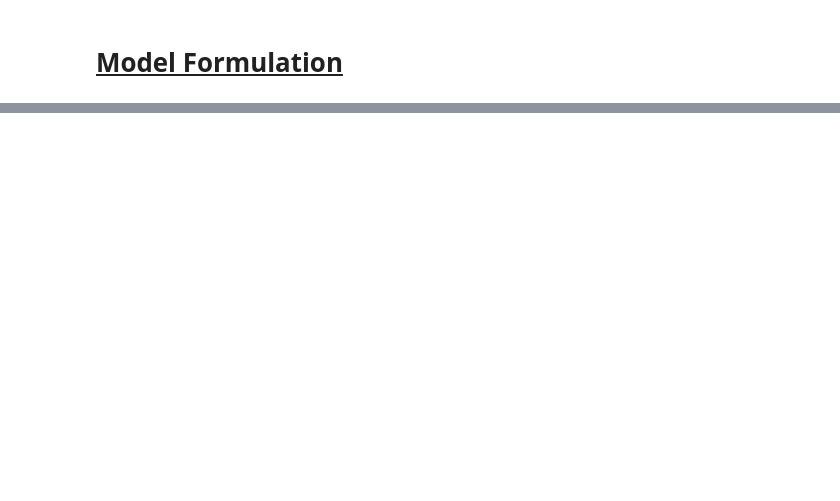
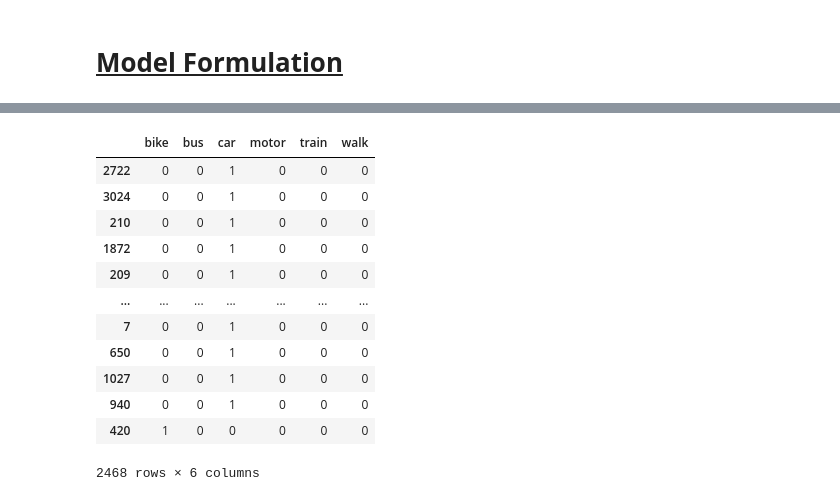
Before and after one commit to Obliquedbishop/CG_based_DCMs, a Jupyter notebook: discrete_choice_model.ipynb, the cells around one changed output, grey strips where cells are left out. Cells and saved outputs as stored; diff of their text form; code cells hidden in the pictures; blank space fills up the shorter version.

```diff
--- a/discrete_choice_model.ipynb
+++ b/discrete_choice_model.ipynb
@@ -226,26 +148,29 @@ def get_trip_duration(df):
 def get_day_zones(trip_datetime):
     """
     Divides the time into 4 zones and ordinally encoding them.
-    Early morning (00:00 to 5:00) - 1
-    Morning (5:00 to 12:00) - 2
-    Afternoon (12:00 to 18:00) - 3
-    Evening (18:00 to 00:00) - 4
+    Early morning (00:00 to 6:00) - 1
+    AM peak (6:00 to 10:00) - 2
+    Off peak (10:00 to 16:00) - 3
+    PM peak (16:00 to 20:00) - 4
+    Evening (20:00 to 00:00) - 5
     """
     dep_hrs, dep_mins = [int(val) for val in trip_datetime.split(' ')[1].split(':')]
-    if dep_hrs >= 0 and dep_hrs < 5:
+    if dep_hrs >= 0 and dep_hrs < 6:
         return 1
-    elif dep_hrs >= 5 and dep_hrs < 12:
+    elif dep_hrs >= 6 and dep_hrs < 10:
         return 2
-    elif dep_hrs >= 12 and dep_hrs < 18:
+    elif dep_hrs >= 10 and dep_hrs < 16:
         return 3
+    elif dep_hrs >= 16 and dep_hrs < 20:
+        return 4
     else:
-        return 4
+        return 5
 # %%
 # Getting the trip duration in minutes
 df['trip_duration'] = df[['departure_time', 'arrival_time']].T.apply(get_trip_duration)
 
 # Converting departure time in 4 zones and one-hot encoding it
 dep_time_zones_sparse_matrix = ohe.fit_transform(df['departure_time'].apply(get_day_zones).to_numpy().reshape(-1, 1)).toarray()
-dep_time_zones_names = ['early_morning_departure', 'morning_departure', 'afternoon_departure', 'evening_departure']
+dep_time_zones_names = ['Early_morning_departure', 'AM_peak_departure', 'Off_peak_departure', 'PM_peak_departure', 'Night_departure']
 dep_time_zones_df = pd.DataFrame(data=dep_time_zones_sparse_matrix, columns=dep_time_zones_names)
-dep_time_zones_df
+#dep_time_zones_df
@@ -305,6 +214,6 @@ df3['trip_duration'] = trip_durations
 # %%
-fig, ax = plt.subplots(len(alternative_specific_variables[:-6]), 2,
-                       figsize=(12, 4*len(alternative_specific_variables[:-6])), squeeze=False, gridspec_kw={'hspace':0.5})
+# fig, ax = plt.subplots(len(alternative_specific_variables[:-6]), 2,
+#                        figsize=(12, 4*len(alternative_specific_variables[:-6])), squeeze=False, gridspec_kw={'hspace':0.5})
 
 for i in range(len(alternative_specific_variables[:-6])):
     Q1 = df2[alternative_specific_variables[i]].quantile(0.25)
@@ -316,9 +225,9 @@ for i in range(len(alternative_specific_variables[:-6])):
     df3[alternative_specific_variables[i]] = np.where((asc_variable <= upper_bound) & (asc_variable >= lower_bound),
                                                       asc_variable, upper_bound)
 
-    _ = ax[i, 1].hist(df3[alternative_specific_variables[i]], bins=20)
-    _ = ax[i, 0].hist(df2[alternative_specific_variables[i]], bins=20)
-    ax[i, 0].set_title('Pre processing')
-    ax[i, 1].set_title('Post processing')
-    ax[i, 1].set_xlabel(alternative_specific_variables[i])
-    ax[i, 0].set_xlabel(alternative_specific_variables[i])
+#     _ = ax[i, 1].hist(df3[alternative_specific_variables[i]], bins=20)
+#     _ = ax[i, 0].hist(df2[alternative_specific_variables[i]], bins=20)
+#     ax[i, 0].set_title('Pre processing')
+#     ax[i, 1].set_title('Post processing')
+#     ax[i, 1].set_xlabel(alternative_specific_variables[i])
+#     ax[i, 0].set_xlabel(alternative_specific_variables[i])
@@ -461,2 +355,18 @@ def replace_nan_with_zeros(tensor):
+# %%
+y_train
+# %% [output]
+|  | bike | bus | car | motor | train | walk |
+| 2722 | 0 | 0 | 1 | 0 | 0 | 0 |
+| 3024 | 0 | 0 | 1 | 0 | 0 | 0 |
+| 210 | 0 | 0 | 1 | 0 | 0 | 0 |
+| 1872 | 0 | 0 | 1 | 0 | 0 | 0 |
+| 209 | 0 | 0 | 1 | 0 | 0 | 0 |
+| ... | ... | ... | ... | ... | ... | ... |
+| 7 | 0 | 0 | 1 | 0 | 0 | 0 |
+| 650 | 0 | 0 | 1 | 0 | 0 | 0 |
+| 1027 | 0 | 0 | 1 | 0 | 0 | 0 |
+| 940 | 0 | 0 | 1 | 0 | 0 | 0 |
+| 420 | 1 | 0 | 0 | 0 | 0 | 0 |
+2468 rows × 6 columns
 # %%
 class SparseCategoricalCrossEntropy(tf.keras.losses.Loss):
```
Also changed, not shown: parts of 30 cells of this notebook.
